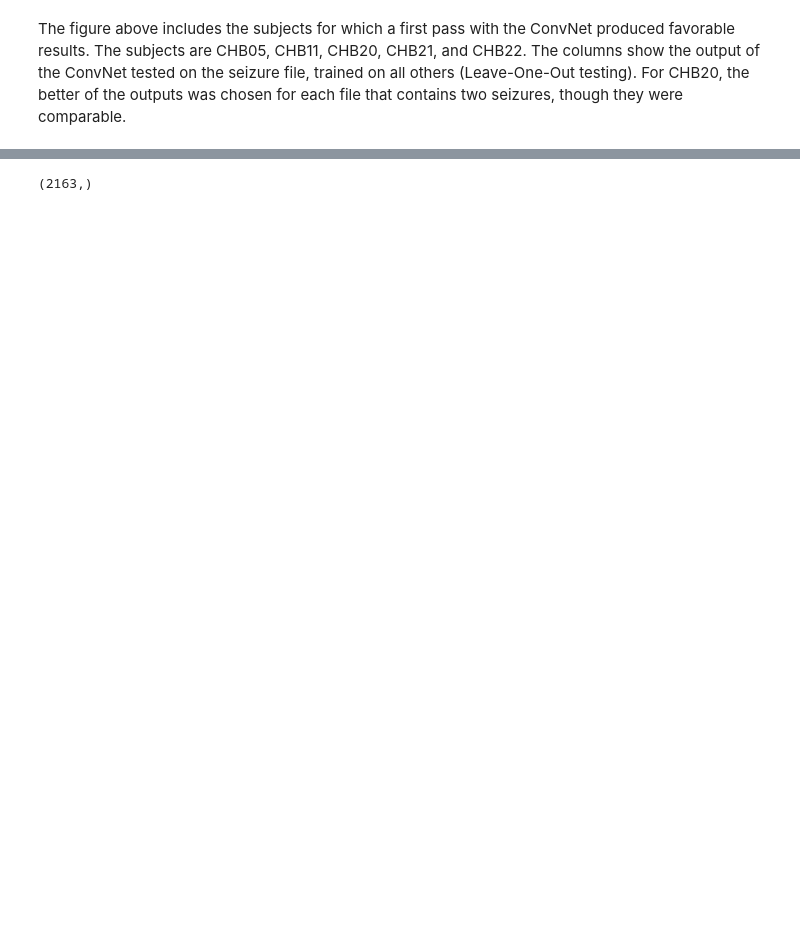
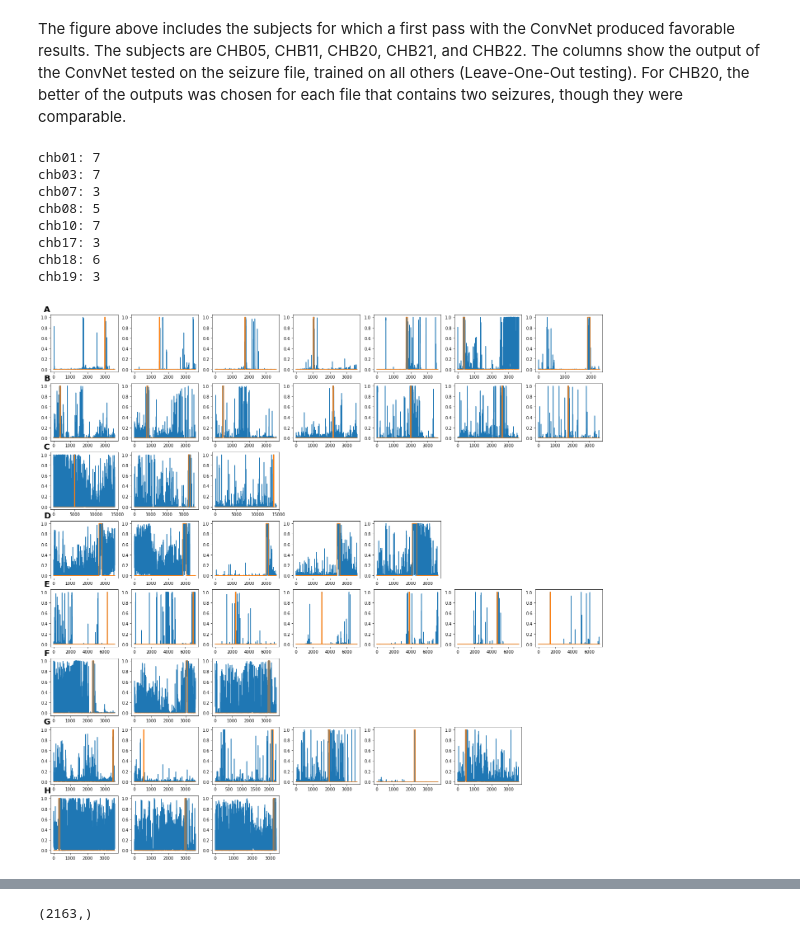
Before and after one commit to acellon/thesis, a Jupyter notebook: testdev.ipynb, the cells around one changed output, grey strips where cells are left out. Drawn from its saved outputs; the diff is of its cells as text; code cells hidden in the pictures; blank space fills up the shorter version.

```diff
--- a/testdev.ipynb
+++ b/testdev.ipynb
@@ -396,0 +51,12 @@ plt.plot(chb09['true_4'])
+# %%
+fignum = figures.okay_init(1)
+# %% [output]
+chb01: 7
+chb03: 7
+chb07: 3
+chb08: 5
+chb10: 7
+chb17: 3
+chb18: 6
+chb19: 3
+[figure, added]
```
Also changed, not shown: parts of 64 cells of this notebook, 3 other files.
